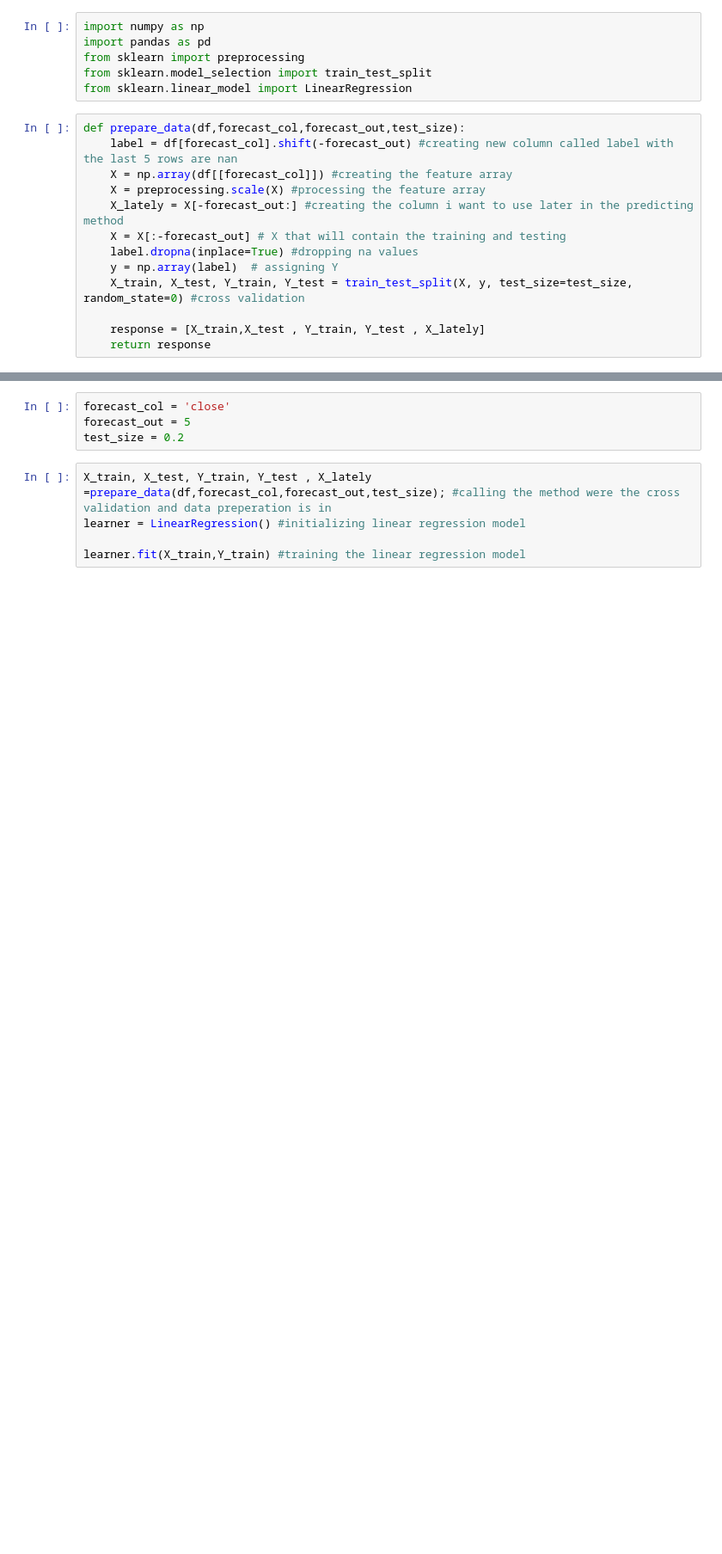
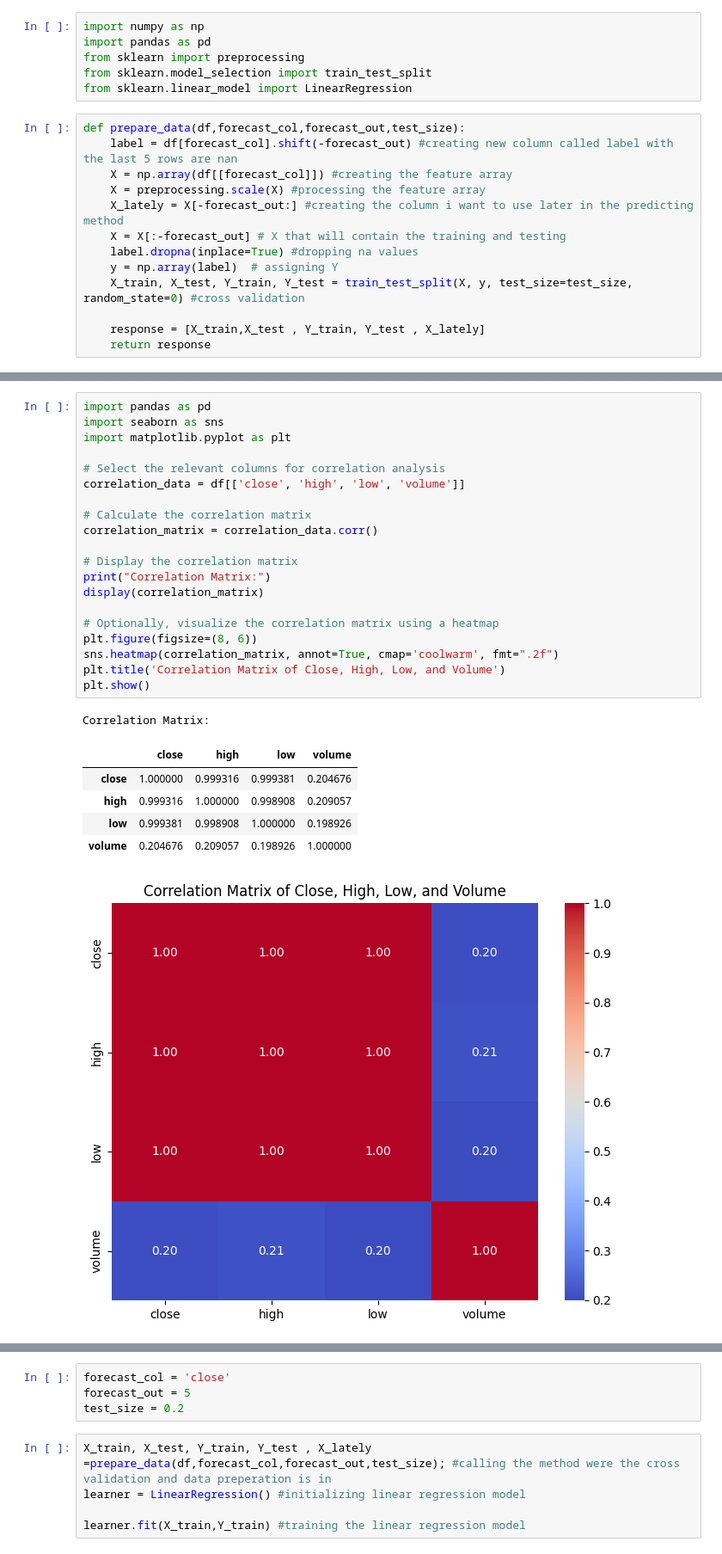
Before and after one commit to majesticdrag0n/Ai-Machine_Learning, a Jupyter notebook: Stock_Price_Prediction.ipynb, the cells around one changed output, grey strips where cells are left out. Shown at 86% size. Saved outputs shown, nothing was run; the diff lists cells and outputs as text; blank space fills up the shorter version.

```diff
--- a/Stock_Price_Prediction.ipynb
+++ b/Stock_Price_Prediction.ipynb
@@ -43,0 +125,28 @@ DataFrame head after filtering for 'ALCO':
+# %%
+import pandas as pd
+import seaborn as sns
+import matplotlib.pyplot as plt
+
+# Select the relevant columns for correlation analysis
+correlation_data = df[['close', 'high', 'low', 'volume']]
+
+# Calculate the correlation matrix
+correlation_matrix = correlation_data.corr()
+
+# Display the correlation matrix
+print("Correlation Matrix:")
+display(correlation_matrix)
+
+# Optionally, visualize the correlation matrix using a heatmap
+plt.figure(figsize=(8, 6))
+sns.heatmap(correlation_matrix, annot=True, cmap='coolwarm', fmt=".2f")
+plt.title('Correlation Matrix of Close, High, Low, and Volume')
+plt.show()
+# %% [output]
+Correlation Matrix:
+|  | close | high | low | volume |
+| close | 1.000000 | 0.999316 | 0.999381 | 0.204676 |
+| high | 0.999316 | 1.000000 | 0.998908 | 0.209057 |
+| low | 0.999381 | 0.998908 | 1.000000 | 0.198926 |
+| volume | 0.204676 | 0.209057 | 0.198926 | 1.000000 |
+[figure, added]
```
Also changed, not shown: parts of 6 cells of this notebook.
